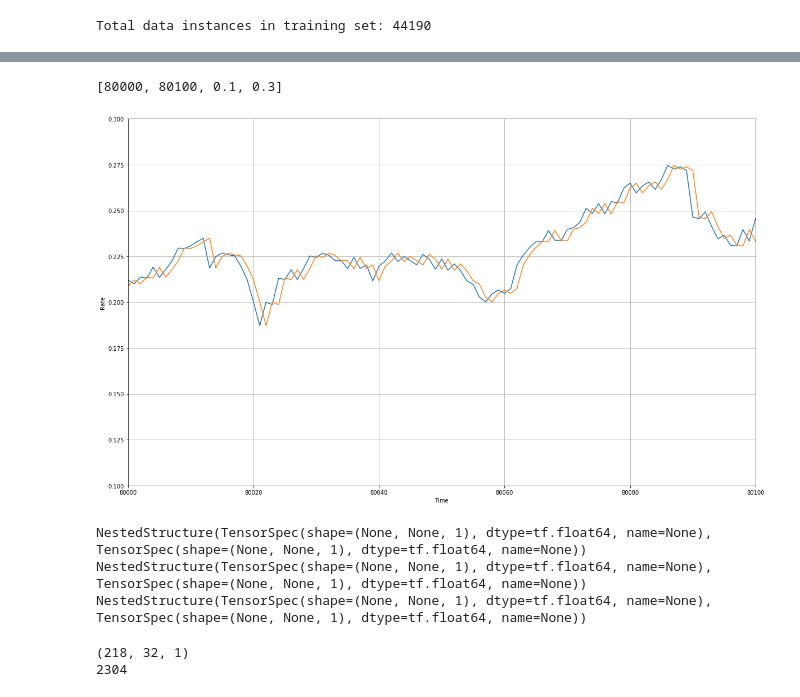
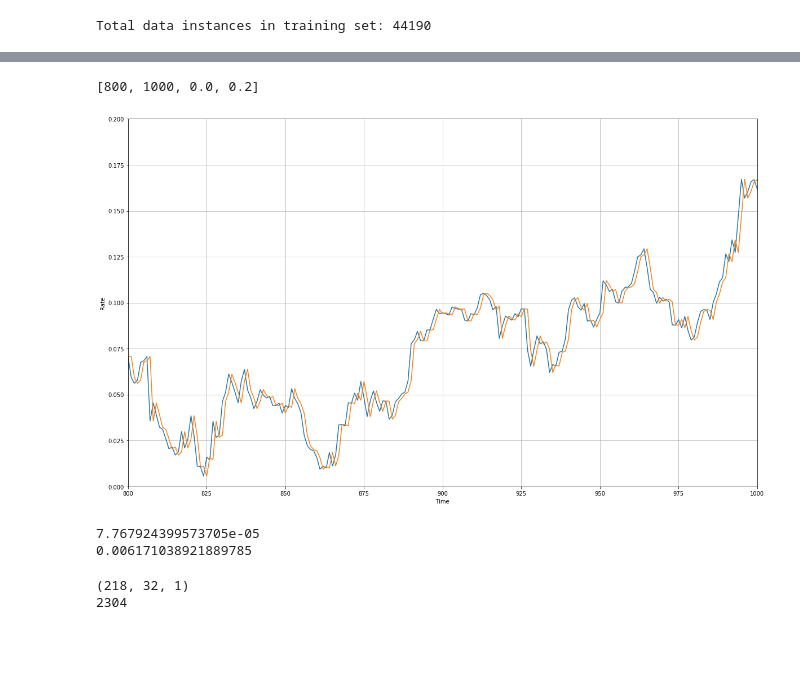
Before and after one commit to elmikeryan/FOREX, a Jupyter notebook: FOREX.feature_eng.pyspark.1.ipynb, the cells around one changed output, grey strips where cells are left out. Drawn from its saved outputs; the diff is of its cells as text; code cells hidden in the pictures; blank space fills up the shorter version.

```diff
--- a/FOREX.feature_eng.pyspark.1.ipynb
+++ b/FOREX.feature_eng.pyspark.1.ipynb
@@ -30,6 +46,8 @@ countries = ['Australia', 'Brazil', 'Canada',
          'Sri_Lanka', 'Sweden', 'Switzerland', 'Taiwan',
          'Thailand', 'United_Kingdom']
 
+target_countries = []
+
 # Removing the following countries from training due to currency collapse
 # during the interval.
 #
@@ -515,25 +615,25 @@ plt.show()
 # %%
 ############################################################
 # Establishing a forecasting baseline using the
 # most naive model, assuming the Rate at the next
 # time step will be exactly what it is at the current one.
 # The implied trading strategy for this model would always
 # be ambivalence; therefor, if we cannot improve on this,
 # we cannot trade with our model.
 ############################################################
 
-naive_forecast = series_all[split_time-1:-1]
+split_time = 1
+naive_forecast = all_valid["United_Kingdom"][:-1]
 plt.figure(figsize=(20, 12))
-plot_series(time_valid, all_valid["EU"])
-plot_series(time_valid, naive_forecast)
-plt.axis([80000, 80100, 0.1, 0.30])
+plot_series(range(len(all_valid["United_Kingdom"])-1), all_valid["United_Kingdom"][1:])
+plot_series(range(len(all_valid["United_Kingdom"])-1), naive_forecast)
+plt.axis([800, 1000, 0.0, 0.2])
 # %% [output]
-[80000, 80100, 0.1, 0.3]
+[800, 1000, 0.0, 0.2]
-[figure, old version]
+[figure, new version]
 # %%
-print(keras.metrics.mean_squared_error(all_valid["EU"], naive_forecast).numpy())
-print(keras.metrics.mean_absolute_error(all_valid["EU"], naive_forecast).numpy())
+print(tf.keras.metrics.mean_squared_error(all_valid["United_Kingdom"][1:], naive_forecast).numpy())
+print(tf.keras.metrics.mean_absolute_error(all_valid["United_Kingdom"][1:], naive_forecast).numpy())
 # %% [output]
-NestedStructure(TensorSpec(shape=(None, None, 1), dtype=tf.float64, name=None), TensorSpec(shape=(None, None, 1), dtype=tf.float64, name=None))
-NestedStructure(TensorSpec(shape=(None, None, 1), dtype=tf.float64, name=None), TensorSpec(shape=(None, None, 1), dtype=tf.float64, name=None))
-NestedStructure(TensorSpec(shape=(None, None, 1), dtype=tf.float64, name=None), TensorSpec(shape=(None, None, 1), dtype=tf.float64, name=None))
+7.767924399573705e-05
+0.006171038921889785
```
Also changed, not shown: parts of 23 cells of this notebook.
